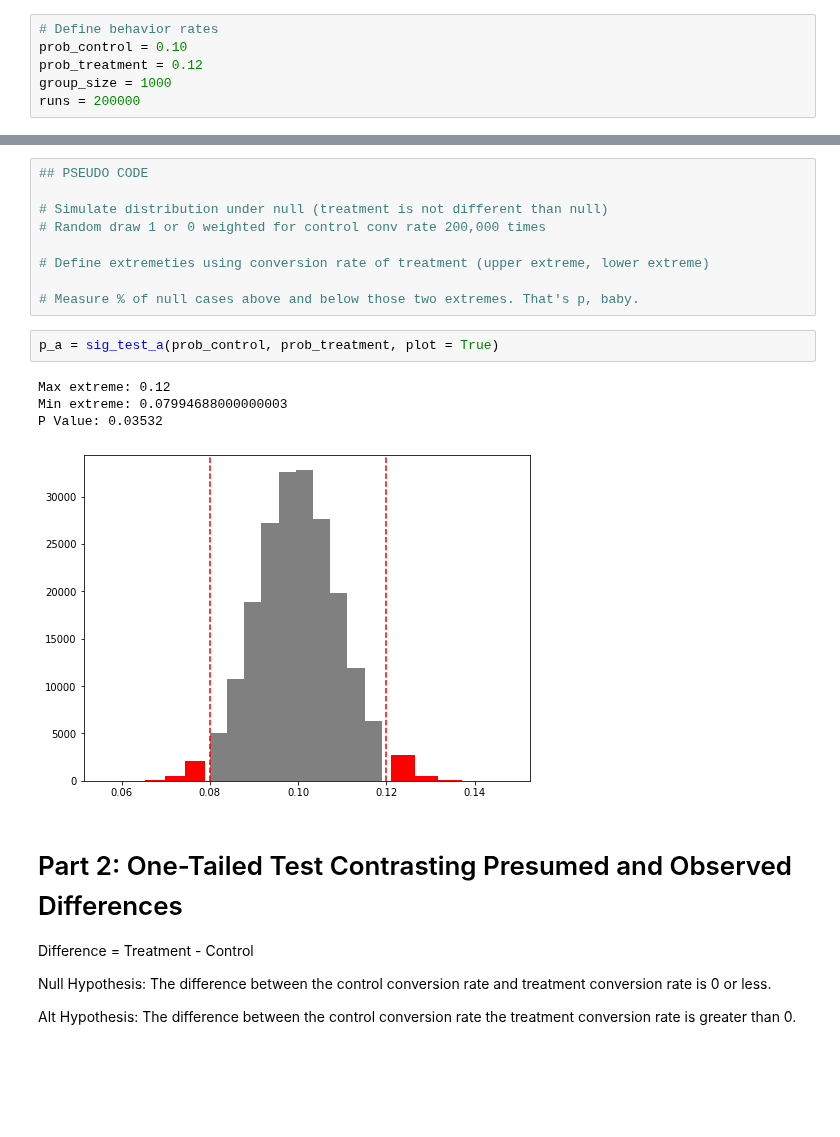
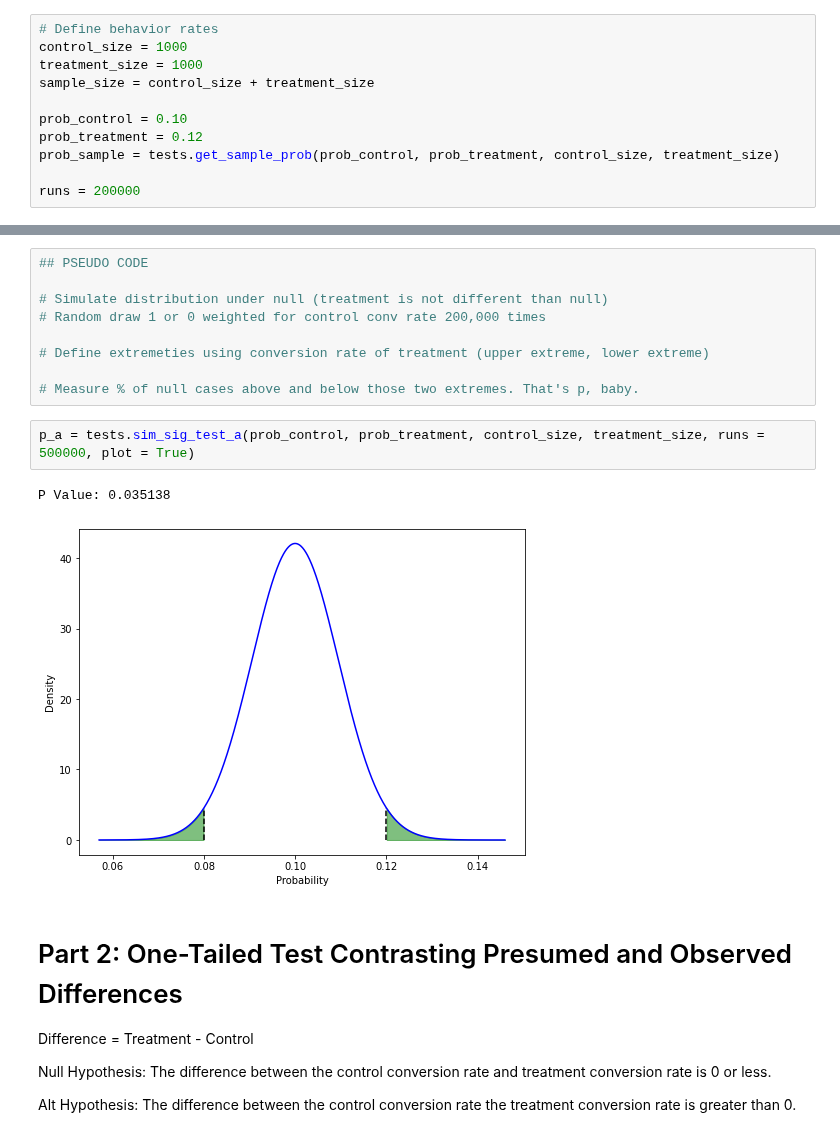
Before and after one commit to rmkeeler/statistical-significance-marketing, a Jupyter notebook: Sig Testing Experiment.ipynb, the cells around one changed output, grey strips where cells are left out. Drawn from its saved outputs; the diff is of its cells as text; blank space fills up the shorter version.

```diff
--- a/Sig Testing Experiment.ipynb
+++ b/Sig Testing Experiment.ipynb
@@ -144,8 +46,13 @@ def sig_test_b(control_prob, treatment_prob, tails = 1, control_size = 1000, tre
 # %%
 # Define behavior rates
+control_size = 1000
+treatment_size = 1000
+sample_size = control_size + treatment_size
+
 prob_control = 0.10
 prob_treatment = 0.12
-group_size = 1000
+prob_sample = tests.get_sample_prob(prob_control, prob_treatment, control_size, treatment_size)
+
 runs = 200000
 # %% [markdown]
 # Part 1: Two-Tailed Test Contrasting Sample Means
@@ -163,12 +70,10 @@ Alt Hypothesis: Treatment mean is different than control mean. (Treatment conver
 
 # Measure % of null cases above and below those two extremes. That's p, baby.
 # %%
-p_a = sig_test_a(prob_control, prob_treatment, plot = True)
+p_a = tests.sim_sig_test_a(prob_control, prob_treatment, control_size, treatment_size, runs = 500000, plot = True)
 # %% [output]
-Max extreme: 0.12
-Min extreme: 0.07994688000000003
-P Value: 0.03532
+P Value: 0.035138
-[figure, old version]
+[figure, new version]
 # %% [markdown]
 # Part 2: One-Tailed Test Contrasting Presumed and Observed Differences
 
```
Also changed, not shown: parts of 4 cells of this notebook.
